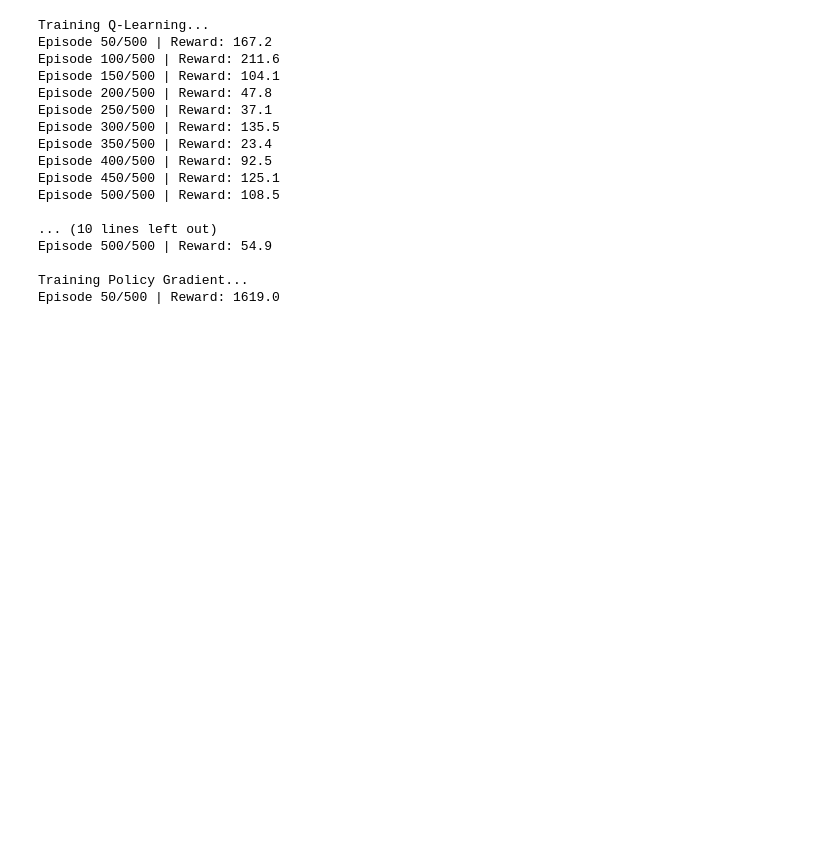
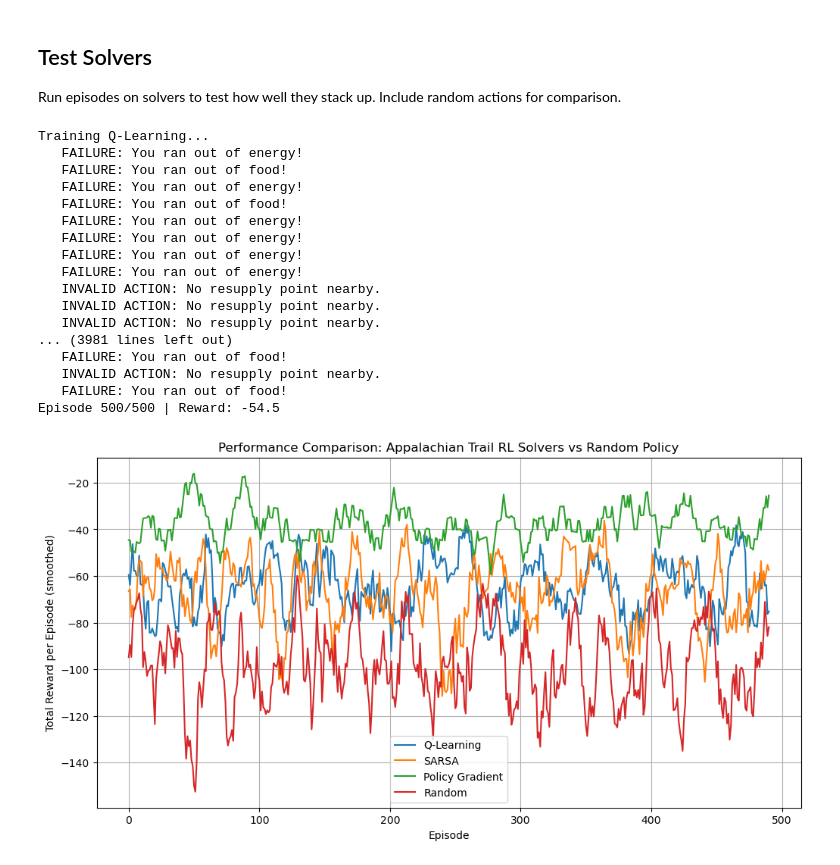
Before and after one commit to gentrylamb/dsan6650-final-project, a Jupyter notebook: test.ipynb, the cells around one changed output. Drawn from its saved outputs; the diff is of its cells as text; code cells hidden in the pictures; blank space fills up the shorter version.

```diff
--- a/test.ipynb
+++ b/test.ipynb
@@ -28,9 +35,12 @@ Day 11: 2038.0 miles left | Energy 0.0 | Food 1.9 | Weather 1
+# %% [markdown]
+## Test Solvers
+
+Run episodes on solvers to test how well they stack up. Include random actions for comparison.
 # %%
 import matplotlib.pyplot as plt
 import numpy as np
 
 from AppalachianRL.envs.trail import AppalachianTrailEnv
-from AppalachianRL.envs.trail_adv import AppalachianTrailAdvEnv
 from AppalachianRL.solvers.q_learning import QLearningSolver
 from AppalachianRL.solvers.sarsa import SarsaSolver
 from AppalachianRL.solvers.policy_gradient import PolicyGradientSolver
@@ -46,8 +56,7 @@ SEED = 2025
 # ---------------------------
 # Initialize environment
 # ---------------------------
-# env = AppalachianTrailEnv(seed=SEED)
-env = AppalachianTrailAdvEnv(seed=SEED)
+env = AppalachianTrailEnv(seed=SEED)
 
 # ---------------------------
 # Initialize solvers
@@ -58,46 +67,47 @@ solvers = {
     "Policy Gradient": PolicyGradientSolver(env, lr=1e-3, gamma=0.99, seed=SEED),
     "Random": RandomAgent(env, seed=SEED)
 }
 
 # ---------------------------
 # Train each solver and collect rewards
 # ---------------------------
 all_rewards = {}
 
 for name, solver in solvers.items():
     print(f"\nTraining {name}...")
     rewards = solver.train(episodes=EPISODES)
     all_rewards[name] = rewards
 
 # ---------------------------
 # Plot results
 # ---------------------------
 plt.figure(figsize=(12, 6))
 for name, rewards in all_rewards.items():
     smoothed = np.convolve(rewards, np.ones(10)/10, mode='valid')
     plt.plot(smoothed, label=name)
 
 plt.title("Performance Comparison: Appalachian Trail RL Solvers vs Random Policy")
 plt.xlabel("Episode")
 plt.ylabel("Total Reward per Episode (smoothed)")
 plt.legend()
 plt.grid(True)
 plt.show()
 # %% [output]
 Training Q-Learning...
-Episode 50/500 | Reward: 167.2
-Episode 100/500 | Reward: 211.6
-Episode 150/500 | Reward: 104.1
-Episode 200/500 | Reward: 47.8
-Episode 250/500 | Reward: 37.1
-Episode 300/500 | Reward: 135.5
-Episode 350/500 | Reward: 23.4
-Episode 400/500 | Reward: 92.5
-Episode 450/500 | Reward: 125.1
-Episode 500/500 | Reward: 108.5
-
-... (10 lines left out)
-Episode 500/500 | Reward: 54.9
-
-Training Policy Gradient...
-Episode 50/500 | Reward: 1619.0
+   FAILURE: You ran out of energy!
+   FAILURE: You ran out of food!
+   FAILURE: You ran out of energy!
+   FAILURE: You ran out of food!
+   FAILURE: You ran out of energy!
+   FAILURE: You ran out of energy!
+   FAILURE: You ran out of energy!
+   FAILURE: You ran out of energy!
+   INVALID ACTION: No resupply point nearby.
+   INVALID ACTION: No resupply point nearby.
+   INVALID ACTION: No resupply point nearby.
+... (3981 lines left out)
+   FAILURE: You ran out of food!
+   INVALID ACTION: No resupply point nearby.
+   FAILURE: You ran out of food!
+Episode 500/500 | Reward: -54.5
+[figure, added]
```
Also changed, not shown: parts of 4 cells of this notebook, 1 other file.
